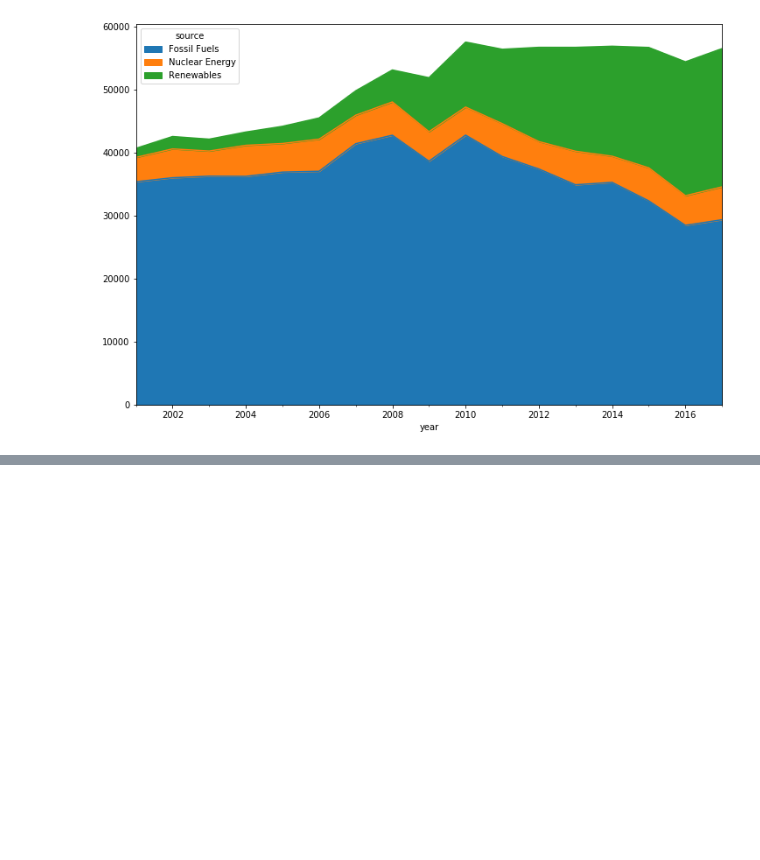
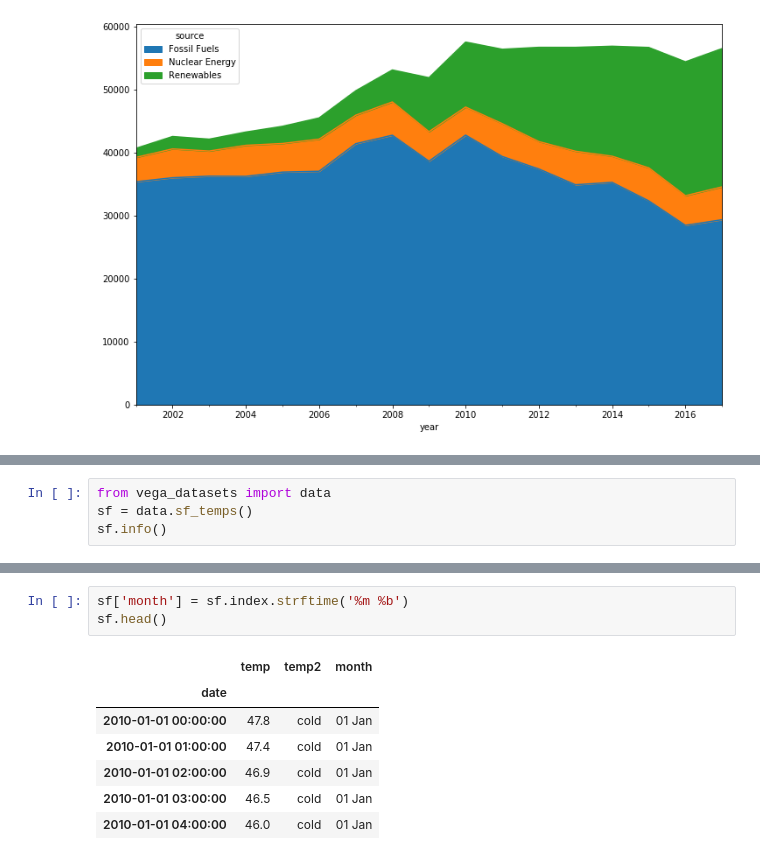
Before and after one commit to soslin/ds-methodologies-exercises, a Jupyter notebook: time_series/time_series_1.ipynb, the cells around one changed output, grey strips where cells are left out. Drawn from its saved outputs; the diff is of its cells as text; blank space fills up the shorter version.

```diff
--- a/time_series/time_series_1.ipynb
+++ b/time_series/time_series_1.ipynb
@@ -582,0 +587,4 @@ iowa.pivot_table('net_generation', 'year', 'source').plot.area(figsize=(12, 8))
+# %%
+from vega_datasets import data
+sf = data.sf_temps()
+sf.info()
@@ -582,0 +643,11 @@ iowa.pivot_table('net_generation', 'year', 'source').plot.area(figsize=(12, 8))
+# %%
+sf['month'] = sf.index.strftime('%m %b')
+sf.head()
+# %% [output]
+|  | temp | temp2 | month |
+| date |  |  |  |
+| 2010-01-01 00:00:00 | 47.8 | cold | 01 Jan |
+| 2010-01-01 01:00:00 | 47.4 | cold | 01 Jan |
+| 2010-01-01 02:00:00 | 46.9 | cold | 01 Jan |
+| 2010-01-01 03:00:00 | 46.5 | cold | 01 Jan |
+| 2010-01-01 04:00:00 | 46.0 | cold | 01 Jan |
```
Also changed, not shown: parts of 13 cells of this notebook.
